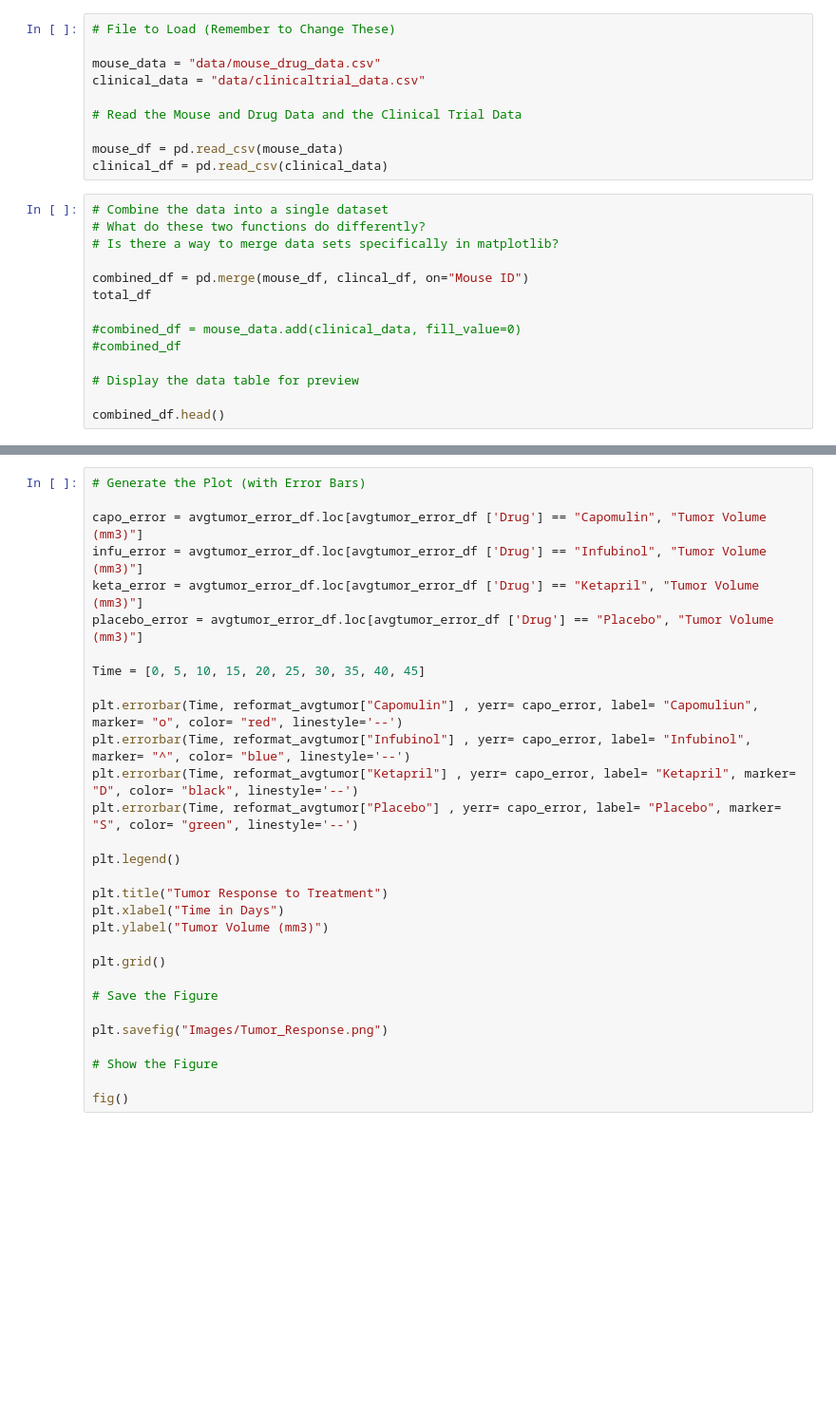
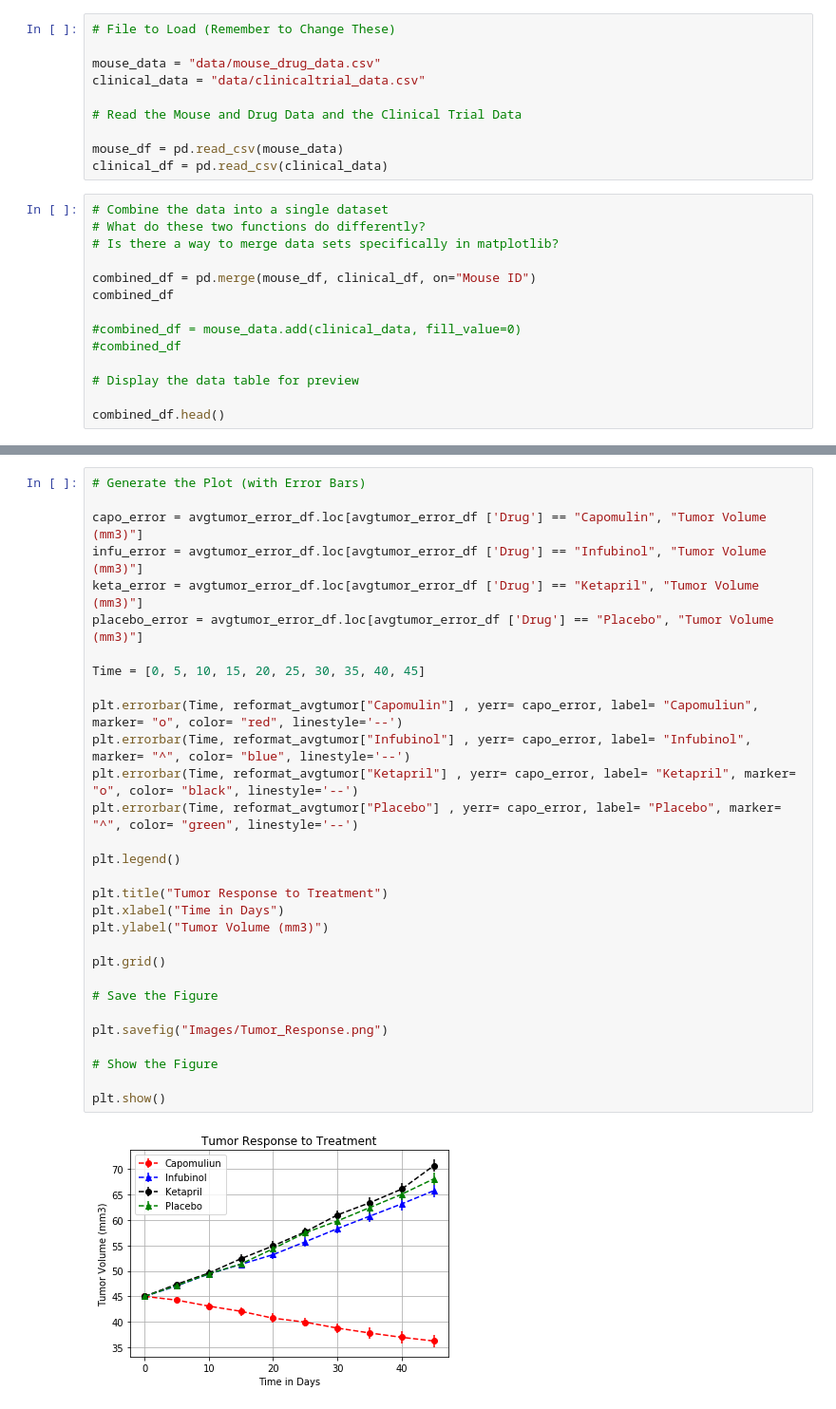
Before and after one commit to anblack14/Homework_Repo, a Jupyter notebook: 05_Matplotlib/Part_2/HW_Pymaceuticals (2).ipynb, the cells around one changed output, grey strips where cells are left out. Shown at 95% size. Drawn from its saved outputs; the diff is of its cells as text; blank space fills up the shorter version.

```diff
--- a/05_Matplotlib/Part_2/HW_Pymaceuticals (2).ipynb
+++ b/05_Matplotlib/Part_2/HW_Pymaceuticals (2).ipynb
@@ -23,8 +23,8 @@ clinical_df = pd.read_csv(clinical_data)
 # What do these two functions do differently?
 # Is there a way to merge data sets specifically in matplotlib?
 
-combined_df = pd.merge(mouse_df, clincal_df, on="Mouse ID")
-total_df
+combined_df = pd.merge(mouse_df, clinical_df, on="Mouse ID")
+combined_df
 
 #combined_df = mouse_data.add(clinical_data, fill_value=0)
 #combined_df
@@ -71,33 +100,35 @@ reformat_avgtumor.head()
 # %%
 # Generate the Plot (with Error Bars)
 
 capo_error = avgtumor_error_df.loc[avgtumor_error_df ['Drug'] == "Capomulin", "Tumor Volume (mm3)"]
 infu_error = avgtumor_error_df.loc[avgtumor_error_df ['Drug'] == "Infubinol", "Tumor Volume (mm3)"]
 keta_error = avgtumor_error_df.loc[avgtumor_error_df ['Drug'] == "Ketapril", "Tumor Volume (mm3)"]
 placebo_error = avgtumor_error_df.loc[avgtumor_error_df ['Drug'] == "Placebo", "Tumor Volume (mm3)"]
 
 Time = [0, 5, 10, 15, 20, 25, 30, 35, 40, 45]
 
 plt.errorbar(Time, reformat_avgtumor["Capomulin"] , yerr= capo_error, label= "Capomuliun", marker= "o", color= "red", linestyle='--')
 plt.errorbar(Time, reformat_avgtumor["Infubinol"] , yerr= capo_error, label= "Infubinol", marker= "^", color= "blue", linestyle='--')
-plt.errorbar(Time, reformat_avgtumor["Ketapril"] , yerr= capo_error, label= "Ketapril", marker= "D", color= "black", linestyle='--')
-plt.errorbar(Time, reformat_avgtumor["Placebo"] , yerr= capo_error, label= "Placebo", marker= "S", color= "green", linestyle='--')
+plt.errorbar(Time, reformat_avgtumor["Ketapril"] , yerr= capo_error, label= "Ketapril", marker= "o", color= "black", linestyle='--')
+plt.errorbar(Time, reformat_avgtumor["Placebo"] , yerr= capo_error, label= "Placebo", marker= "^", color= "green", linestyle='--')
 
 plt.legend()
 
 plt.title("Tumor Response to Treatment")
 plt.xlabel("Time in Days")
 plt.ylabel("Tumor Volume (mm3)")
 
 plt.grid()
 
 # Save the Figure
 
 plt.savefig("Images/Tumor_Response.png")
 
 # Show the Figure
 
-fig()
+plt.show()
+# %% [output]
+[figure, added]
 # %%
 # Store the Mean Met. Site Data Grouped by Drug and Timepoint
 
```
Also changed, not shown: parts of 16 cells of this notebook.
